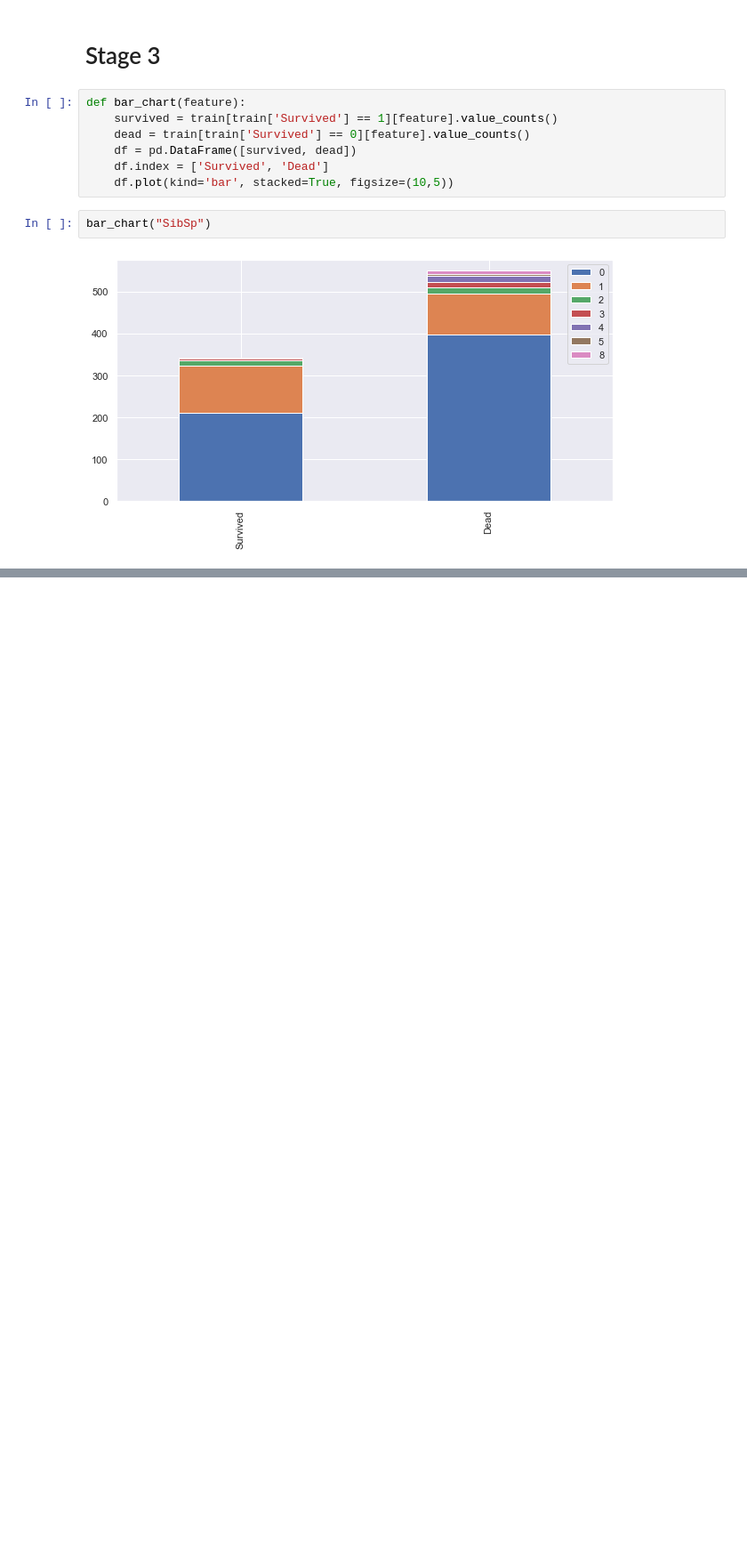
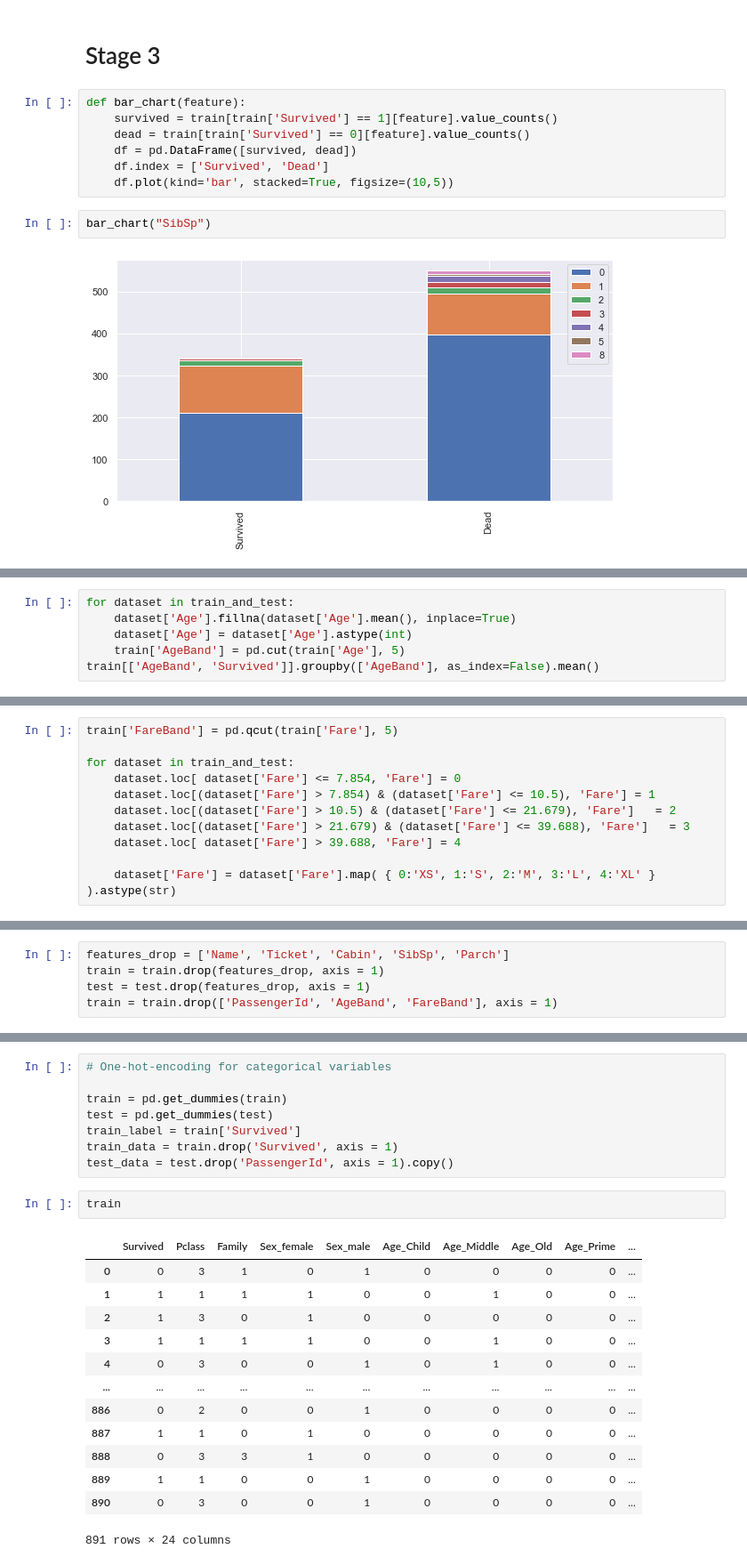
Before and after one commit to stahangryum/kaggle, a Jupyter notebook: Titanic/Titanic.ipynb, the cells around one changed output, grey strips where cells are left out. Shown at 89% size. Cells and saved outputs as stored; diff of their text form; blank space fills up the shorter version.

```diff
--- a/Titanic/Titanic.ipynb
+++ b/Titanic/Titanic.ipynb
@@ -267,0 +300,6 @@ DatetimeIndex(['2001-11-20', '2001-11-21', '2001-11-22', '2001-11-23',
+# %%
+for dataset in train_and_test:
+    dataset['Age'].fillna(dataset['Age'].mean(), inplace=True)
+    dataset['Age'] = dataset['Age'].astype(int)
+    train['AgeBand'] = pd.cut(train['Age'], 5)
+train[['AgeBand', 'Survived']].groupby(['AgeBand'], as_index=False).mean()
@@ -267,0 +345,11 @@ DatetimeIndex(['2001-11-20', '2001-11-21', '2001-11-22', '2001-11-23',
+# %%
+train['FareBand'] = pd.qcut(train['Fare'], 5)
+
+for dataset in train_and_test:
+    dataset.loc[ dataset['Fare'] <= 7.854, 'Fare'] = 0
+    dataset.loc[(dataset['Fare'] > 7.854) & (dataset['Fare'] <= 10.5), 'Fare'] = 1
+    dataset.loc[(dataset['Fare'] > 10.5) & (dataset['Fare'] <= 21.679), 'Fare']   = 2
+    dataset.loc[(dataset['Fare'] > 21.679) & (dataset['Fare'] <= 39.688), 'Fare']   = 3
+    dataset.loc[ dataset['Fare'] > 39.688, 'Fare'] = 4
+
+    dataset['Fare'] = dataset['Fare'].map( { 0:'XS', 1:'S', 2:'M', 3:'L', 4:'XL' } ).astype(str)
@@ -267,0 +364,5 @@ DatetimeIndex(['2001-11-20', '2001-11-21', '2001-11-22', '2001-11-23',
+# %%
+features_drop = ['Name', 'Ticket', 'Cabin', 'SibSp', 'Parch']
+train = train.drop(features_drop, axis = 1)
+test = test.drop(features_drop, axis = 1)
+train = train.drop(['PassengerId', 'AgeBand', 'FareBand'], axis = 1)
@@ -267,0 +387,24 @@ DatetimeIndex(['2001-11-20', '2001-11-21', '2001-11-22', '2001-11-23',
+# %%
+# One-hot-encoding for categorical variables
+
+train = pd.get_dummies(train)
+test = pd.get_dummies(test)
+train_label = train['Survived']
+train_data = train.drop('Survived', axis = 1)
+test_data = test.drop('PassengerId', axis = 1).copy()
+# %%
+train
+# %% [output]
+|  | Survived | Pclass | Family | Sex_female | Sex_male | Age_Child | Age_Middle | Age_Old | Age_Prime | ... |
+| 0 | 0 | 3 | 1 | 0 | 1 | 0 | 0 | 0 | 0 | ... |
+| 1 | 1 | 1 | 1 | 1 | 0 | 0 | 1 | 0 | 0 | ... |
+| 2 | 1 | 3 | 0 | 1 | 0 | 0 | 0 | 0 | 0 | ... |
+| 3 | 1 | 1 | 1 | 1 | 0 | 0 | 1 | 0 | 0 | ... |
+| 4 | 0 | 3 | 0 | 0 | 1 | 0 | 1 | 0 | 0 | ... |
+| ... | ... | ... | ... | ... | ... | ... | ... | ... | ... | ... |
+| 886 | 0 | 2 | 0 | 0 | 1 | 0 | 0 | 0 | 0 | ... |
+| 887 | 1 | 1 | 0 | 1 | 0 | 0 | 0 | 0 | 0 | ... |
+| 888 | 0 | 3 | 3 | 1 | 0 | 0 | 0 | 0 | 0 | ... |
+| 889 | 1 | 1 | 0 | 0 | 1 | 0 | 0 | 0 | 0 | ... |
+| 890 | 0 | 3 | 0 | 0 | 1 | 0 | 0 | 0 | 0 | ... |
+891 rows × 24 columns
```
Also changed, not shown: parts of 53 cells of this notebook.
